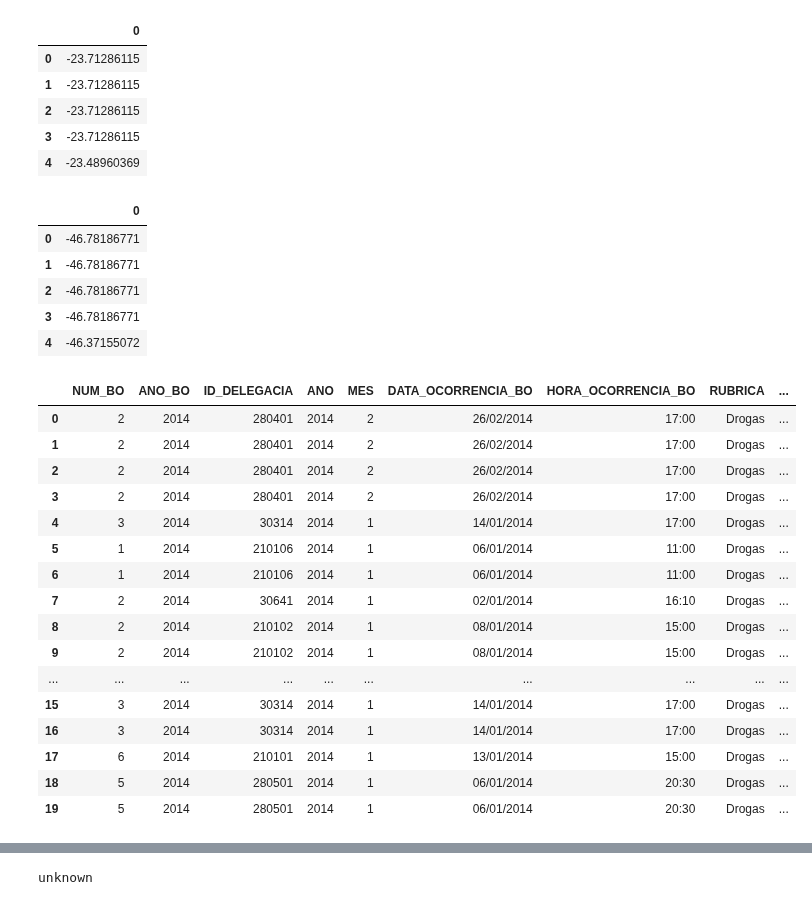
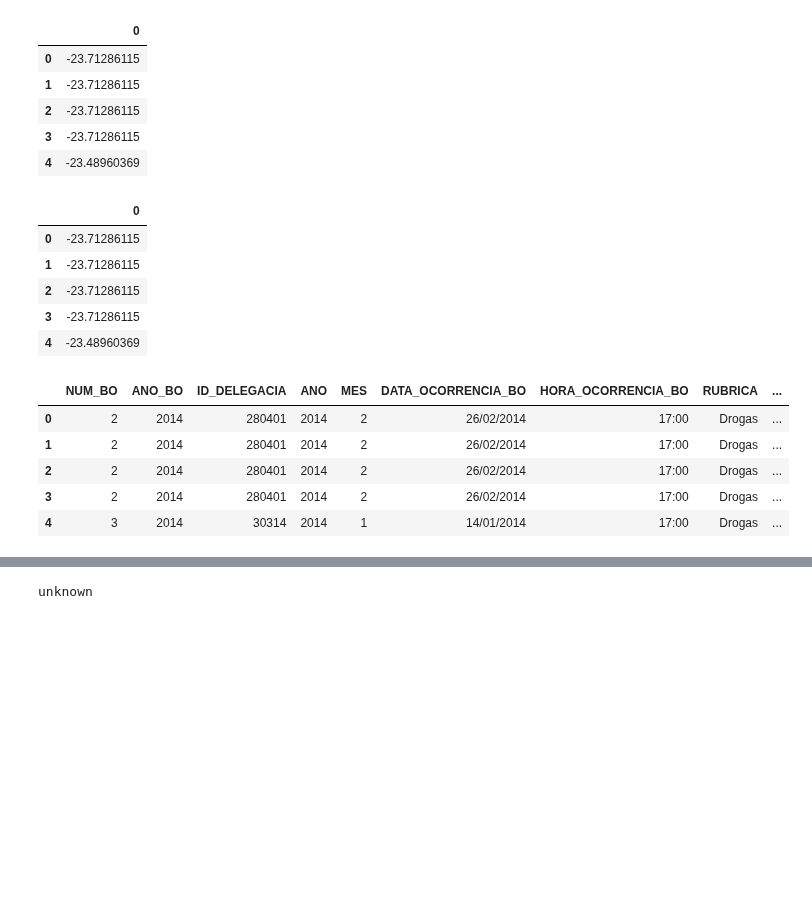
Before and after one commit to debora28/pi-2020.2, a Jupyter notebook: DataScience2.ipynb, the cells around one changed output, grey strips where cells are left out. Cells and saved outputs as stored; diff of their text form; code cells hidden in the pictures; blank space fills up the shorter version.

```diff
--- a/DataScience2.ipynb
+++ b/DataScience2.ipynb
@@ -471,5 +470,5 @@ plt.show()
 # %%
-data['CRIME'] = data['Roubo'] + data['Furto'] + data['Furto qualificado']
+data['FURTO-ROUBO'] = data['Roubo'] + data['Furto'] + data['Furto qualificado']
 data.head(10)
 # %% [output]
 |  | NUM_BO | ANO_BO | ID_DELEGACIA | ANO | MES | DATA_OCORRENCIA_BO | HORA_OCORRENCIA_BO | RUBRICA | ... |
@@ -650,11 +681,11 @@ nova_lat.head(5)
 nova_lon.head(5)
 # %% [output]
 |  | 0 |
-| 0 | -46.78186771 |
-| 1 | -46.78186771 |
-| 2 | -46.78186771 |
-| 3 | -46.78186771 |
-| 4 | -46.37155072 |
+| 0 | -23.71286115 |
+| 1 | -23.71286115 |
+| 2 | -23.71286115 |
+| 3 | -23.71286115 |
+| 4 | -23.48960369 |
 # %%
 data['nova_latitude'] = ""
 data['nova_longitude'] = ""
@@ -662,25 +693,14 @@ data['nova_longitude'] = ""
 data['nova_latitude'] = data['nova_latitude'] + nova_lat
 data['nova_longitude'] = data['nova_longitude'] + nova_lon
 # %%
-data.head(20)
+data.head()
 # %% [output]
 |  | NUM_BO | ANO_BO | ID_DELEGACIA | ANO | MES | DATA_OCORRENCIA_BO | HORA_OCORRENCIA_BO | RUBRICA | ... |
 | 0 | 2 | 2014 | 280401 | 2014 | 2 | 26/02/2014 | 17:00 | Drogas | ... |
 | 1 | 2 | 2014 | 280401 | 2014 | 2 | 26/02/2014 | 17:00 | Drogas | ... |
 | 2 | 2 | 2014 | 280401 | 2014 | 2 | 26/02/2014 | 17:00 | Drogas | ... |
 | 3 | 2 | 2014 | 280401 | 2014 | 2 | 26/02/2014 | 17:00 | Drogas | ... |
 | 4 | 3 | 2014 | 30314 | 2014 | 1 | 14/01/2014 | 17:00 | Drogas | ... |
-| 5 | 1 | 2014 | 210106 | 2014 | 1 | 06/01/2014 | 11:00 | Drogas | ... |
-| 6 | 1 | 2014 | 210106 | 2014 | 1 | 06/01/2014 | 11:00 | Drogas | ... |
-| 7 | 2 | 2014 | 30641 | 2014 | 1 | 02/01/2014 | 16:10 | Drogas | ... |
-| 8 | 2 | 2014 | 210102 | 2014 | 1 | 08/01/2014 | 15:00 | Drogas | ... |
-| 9 | 2 | 2014 | 210102 | 2014 | 1 | 08/01/2014 | 15:00 | Drogas | ... |
-| ... | ... | ... | ... | ... | ... | ... | ... | ... | ... |
-| 15 | 3 | 2014 | 30314 | 2014 | 1 | 14/01/2014 | 17:00 | Drogas | ... |
-| 16 | 3 | 2014 | 30314 | 2014 | 1 | 14/01/2014 | 17:00 | Drogas | ... |
-| 17 | 6 | 2014 | 210101 | 2014 | 1 | 13/01/2014 | 15:00 | Drogas | ... |
-| 18 | 5 | 2014 | 280501 | 2014 | 1 | 06/01/2014 | 20:30 | Drogas | ... |
-| 19 | 5 | 2014 | 280501 | 2014 | 1 | 06/01/2014 | 20:30 | Drogas | ... |
 # %%
 !pip install git+https://github.com/python-visualization/folium
 # %% [output]
```
Also changed, not shown: parts of 40 cells of this notebook.
